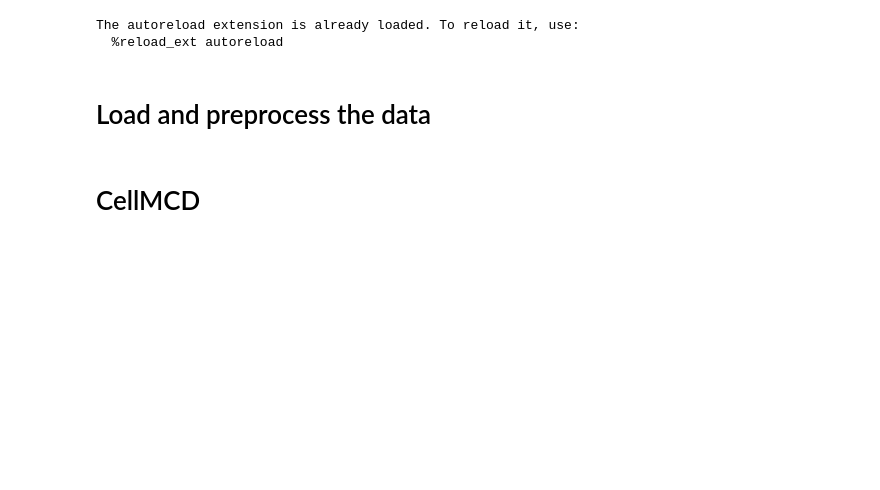
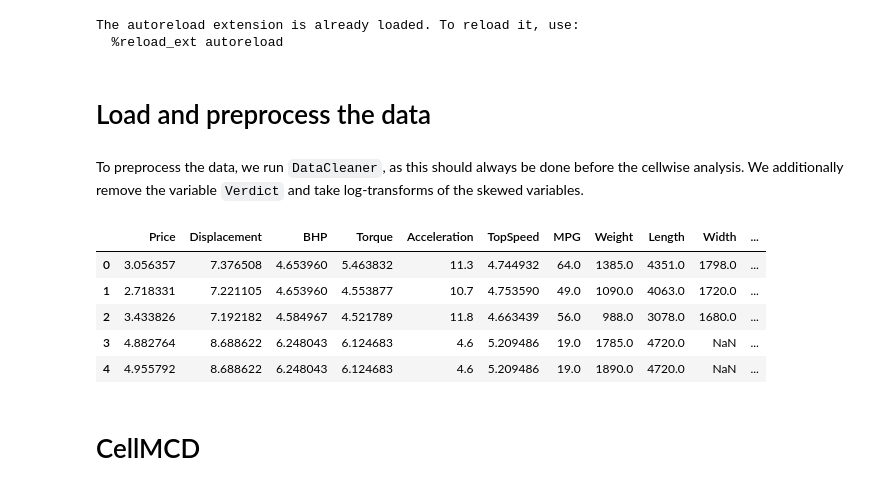
Before and after one commit to STAN-UAntwerp/robpy, a Jupyter notebook: demo_notebooks/cellmcd.ipynb, the cells around one changed output. Saved outputs shown, nothing was run; the diff lists cells and outputs as text; code cells hidden in the pictures; blank space fills up the shorter version.

Commit message:
added DataCleaner to the cellmcd notebook

```diff
--- a/demo_notebooks/cellmcd.ipynb
+++ b/demo_notebooks/cellmcd.ipynb
@@ -17,20 +18,29 @@ The autoreload extension is already loaded. To reload it, use:
   %reload_ext autoreload
 # %% [markdown]
 # Load and preprocess the data
+# %% [markdown]
+To preprocess the data, we run `DataCleaner`, as this should always be done before the cellwise analysis. We additionally remove the variable `Verdict` and take log-transforms of the skewed variables.
 # %%
 data = load_topgear(as_frame=True)
 car_models = data.data['Maker'] + data.data['Model']
 
-clean_data = pd.DataFrame(data.data)
-clean_data.drop(index = [69,95],inplace=True)
-clean_data = clean_data.loc[:,['Price','Displacement', 'BHP', 'Torque','Acceleration', 'TopSpeed', 'MPG',
-       'Weight', 'Length', 'Width', 'Height']]
-car_models.drop([69, 95],inplace=True)
-car_models = car_models.tolist()
-
+cleaner = DataCleaner().fit(data.data)
+clean_data = cleaner.transform(data.data)
+clean_data = clean_data.drop(columns=['Verdict'])
 for col in ['Displacement', 'BHP', 'Torque', 'TopSpeed']:
     clean_data[col] = np.log(clean_data[col])
 clean_data['Price'] = np.log(clean_data['Price']/1000)
+
+car_models.drop(cleaner.dropped_rows["rows_missings"],inplace=True)
+car_models = car_models.tolist()
+clean_data.head()
+# %% [output]
+|  | Price | Displacement | BHP | Torque | Acceleration | TopSpeed | MPG | Weight | Length | Width | ... |
+| 0 | 3.056357 | 7.376508 | 4.653960 | 5.463832 | 11.3 | 4.744932 | 64.0 | 1385.0 | 4351.0 | 1798.0 | ... |
+| 1 | 2.718331 | 7.221105 | 4.653960 | 4.553877 | 10.7 | 4.753590 | 49.0 | 1090.0 | 4063.0 | 1720.0 | ... |
+| 2 | 3.433826 | 7.192182 | 4.584967 | 4.521789 | 11.8 | 4.663439 | 56.0 | 988.0 | 3078.0 | 1680.0 | ... |
+| 3 | 4.882764 | 8.688622 | 6.248043 | 6.124683 | 4.6 | 5.209486 | 19.0 | 1785.0 | 4720.0 | NaN | ... |
+| 4 | 4.955792 | 8.688622 | 6.248043 | 6.124683 | 4.6 | 5.209486 | 19.0 | 1890.0 | 4720.0 | NaN | ... |
 # %% [markdown]
 # CellMCD
 # %%
```
Also changed, not shown: parts of 2 cells of this notebook.
